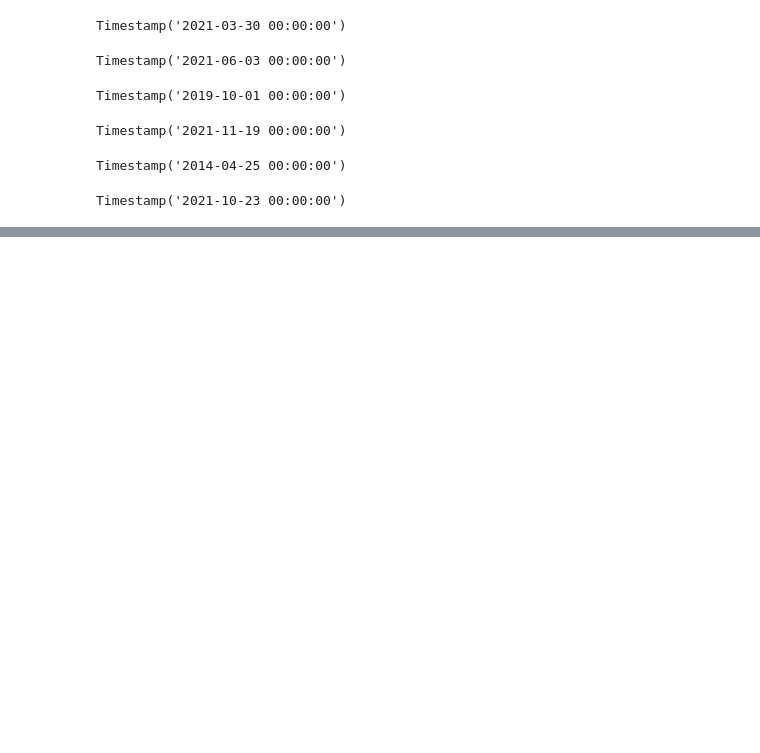
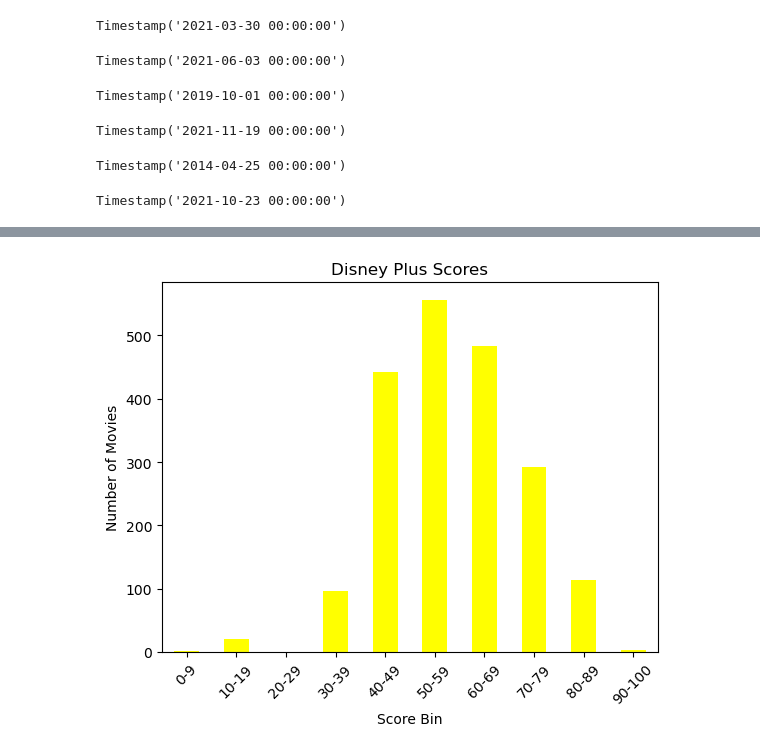
Before and after one commit to chadbarlow/gt-data-bootcamp_project-03_streaming-services-dashboard, a Jupyter notebook: static/etl/ipynb/data_exploration.ipynb, the cells around one changed output, grey strips where cells are left out. Cells and saved outputs as stored; diff of their text form; code cells hidden in the pictures; blank space fills up the shorter version.

```diff
--- a/static/etl/ipynb/data_exploration.ipynb
+++ b/static/etl/ipynb/data_exploration.ipynb
@@ -262,0 +323,3 @@ labels = ["Bottom 24", "25-49", "50-59", "60-69", "70-79", "80-89", "90-100"]
+# %%
+disney_plus_bins = pd.DataFrame(disney_plus_data.groupby(['score_bin']).count()['title'])
+disney_plus_bins
@@ -262,0 +339,8 @@ labels = ["Bottom 24", "25-49", "50-59", "60-69", "70-79", "80-89", "90-100"]
+# %%
+# Create a bar graph of the DataFrame.
+disney_plus_bins.plot(kind = 'bar', xlabel = 'Score Bin', ylabel = 'Number of Movies',
+                   title = 'Disney Plus Scores', legend = False, color = 'yellow')
+plt.xticks(rotation = 45)
+plt.show()
+# %% [output]
+[figure, added]
```
Also changed, not shown: parts of 27 cells of this notebook, 5 other files.
